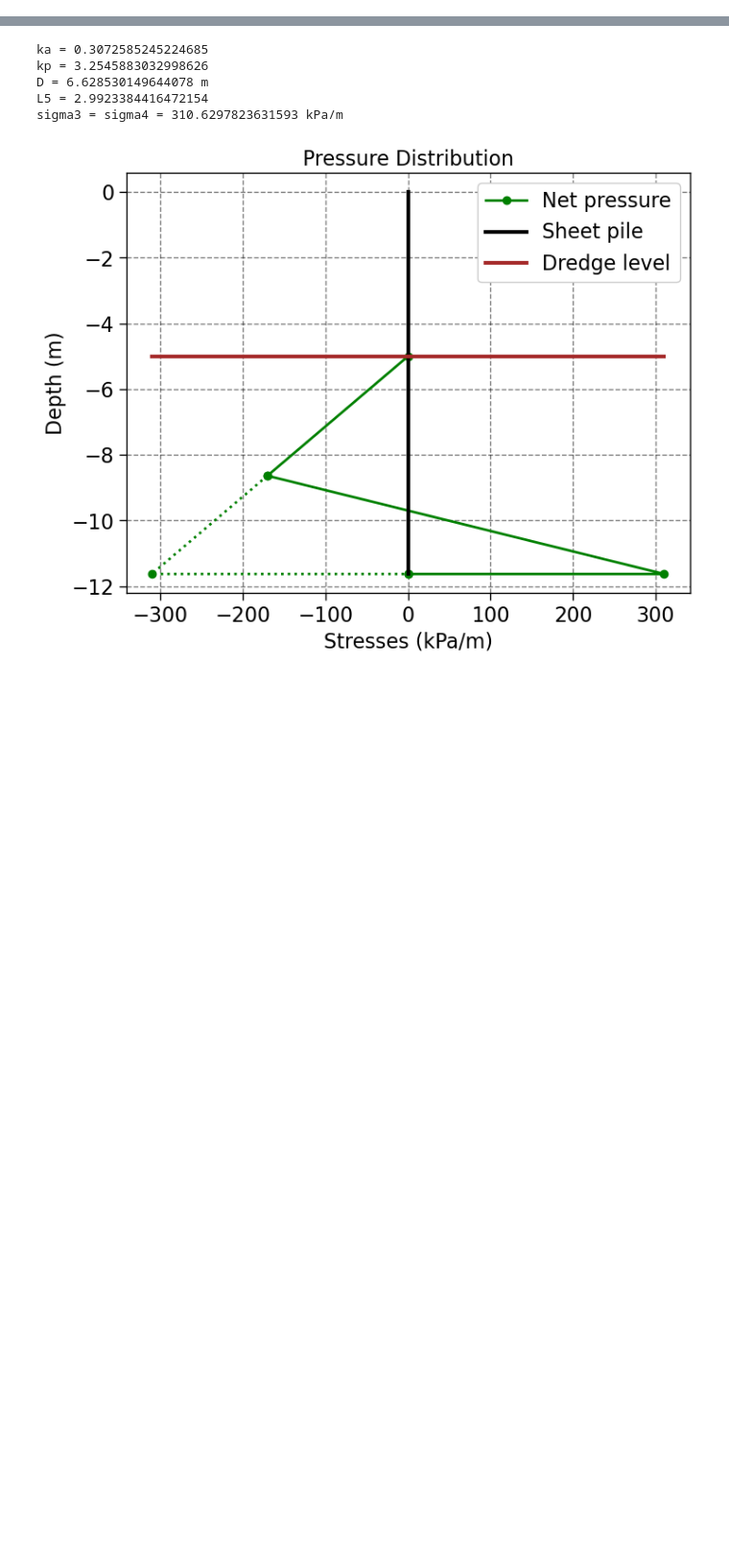
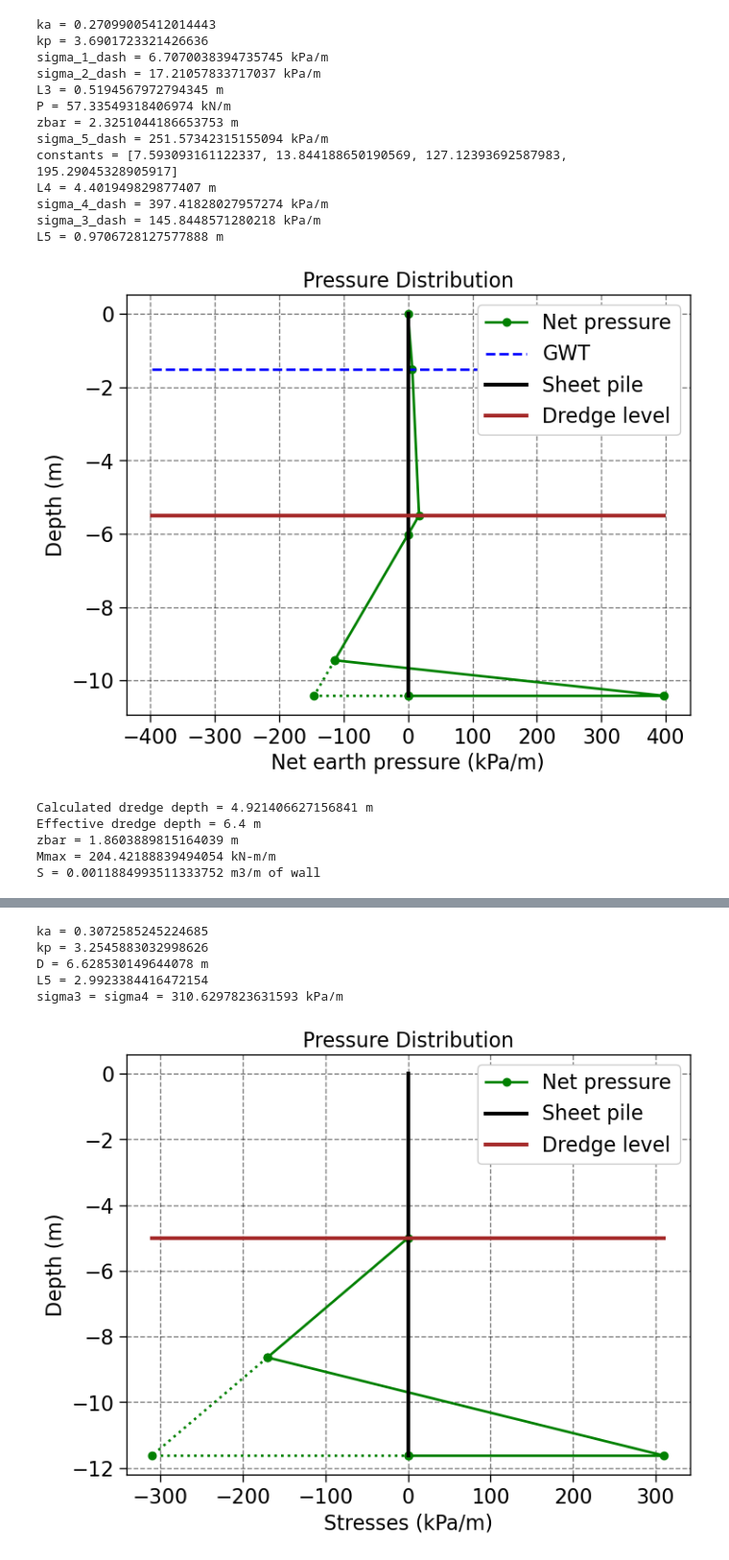
Before and after one commit to paudyalprabhat7/cee555_advfoundations, a Jupyter notebook: sheetpile_design_oop.ipynb, the cells around one changed output, grey strips where cells are left out. Shown at 96% size. Saved outputs shown, nothing was run; the diff lists cells and outputs as text; code cells hidden in the pictures; blank space fills up the shorter version.

Commit message:
new file:   sheetpile_design_clay.ipynb 	modified:   sheetpile_design_oop.ipynb

```diff
--- a/sheetpile_design_oop.ipynb
+++ b/sheetpile_design_oop.ipynb
@@ -23,6 +23,7 @@ class SheetPile:
 
         self.L1 = properties['L1'] #depth from water table to the dredge line
         self.L2 = properties['L2']
+        self.sigma_all = properties['sigma_all']
 
         #applied load in case of free cantilever
         if self.mode == 2:
@@ -194,6 +195,7 @@ class SheetPile:
             print(f"P = {self.P} kN/m")
             print(f"zbar = {self.zbar} m")
             print(f"sigma_5_dash = {self.sigma_5_dash} kPa/m")
+            print(f'constants = {constants}')
             print(f"L4 = {self.L4} m")
             print(f"sigma_4_dash = {self.sigma_4_dash} kPa/m")
             print(f"sigma_3_dash = {self.sigma_3_dash} kPa/m")
@@ -218,7 +220,7 @@ class SheetPile:
             plt.plot(stresses2, depths2, linestyle = ':', color = 'green', marker = 'o')
             plt.plot([0, 0], [0, -1 * (self.L1 + self.L2 + self.L3 + self.L4)], linewidth = 3.0, color = 'black', label = 'Sheet pile')
             plt.plot([-1 * self.sigma_4_dash, self.sigma_4_dash], [-1*(self.L1 + self.L2), -1*(self.L1 + self.L2)], linewidth = 3.0, color = 'brown', label = 'Dredge level')
-            plt.xlabel('Stresses (kPa/m)')
+            plt.xlabel('Net earth pressure (kPa/m)')
             plt.ylabel('Depth (m)')
             plt.title('Pressure Distribution')
             plt.legend()
@@ -265,8 +267,16 @@ class SheetPile:
             print(f'Calculated dredge depth = {self.dredge_depth_calc} m')
             print(f'Effective dredge depth = {self.dredge_depth_eff} m')
 
+            z_bar = np.sqrt((2*self.P)/((self.kp-self.ka)*(self.gamma_sat - 9.81)))
+            self.Mmax = self.P * (self.zbar + z_bar) - 0.5*(self.gamma_sat-9.81) * z_bar * z_bar *(self.kp-self.ka) * (1/3) * z_bar
+            self.S = self.Mmax/self.sigma_all
+
+            print(f'zbar = {z_bar} m')
+            print(f'Mmax = {self.Mmax} kN-m/m')
+            print(f'S = {self.S} m3/m of wall')
+
         else:
             self.dredge_depth_calc = self.D_fc
-            self.dredge_depth_eff = round(1.3 * self.dredge_depth_calc, 1)
+            self.dredge_depth_eff = round(1.5 * self.dredge_depth_calc, 1)
             print(f'Calculated dredge depth = {self.dredge_depth_calc} m')
             print(f'Effective dredge depth = {self.dredge_depth_eff} m')
@@ -338,0 +283,35 @@ Effective dredge depth = 5.9 m
+# %%
+#Problem 1
+properties = {
+    'phi': 35, #granular soil friction angle
+    'gamma_unsat': 16.5, #granular soil unit weight (unsat)
+    'gamma_sat': 19.5,  #granular soil unit weight (sat)
+    'L1': 1.5,             #L1
+    'L2': 4,             #L2
+    'mode': 0,
+    'sigma_all' : 172 * 1e3
+}
+
+
+sheet_pile = SheetPile(properties)
+sheet_pile.complete_calc()
+# %% [output]
+ka = 0.27099005412014443
+kp = 3.6901723321426636
+sigma_1_dash = 6.7070038394735745 kPa/m
+sigma_2_dash = 17.21057833717037 kPa/m
+L3 = 0.5194567972794345 m
+P = 57.33549318406974 kN/m
+zbar = 2.3251044186653753 m
+sigma_5_dash = 251.57342315155094 kPa/m
+constants = [7.593093161122337, 13.844188650190569, 127.12393692587983, 195.29045328905917]
+L4 = 4.401949829877407 m
+sigma_4_dash = 397.41828027957274 kPa/m
+sigma_3_dash = 145.8448571280218 kPa/m
+L5 = 0.9706728127577888 m
+[figure, added]
+Calculated dredge depth = 4.921406627156841 m
+Effective dredge depth = 6.4 m
+zbar = 1.8603889815164039 m
+Mmax = 204.42188839494054 kN-m/m
+S = 0.0011884993511333752 m3/m of wall
```
Also changed, not shown: parts of 3 cells of this notebook, 1 other file.
